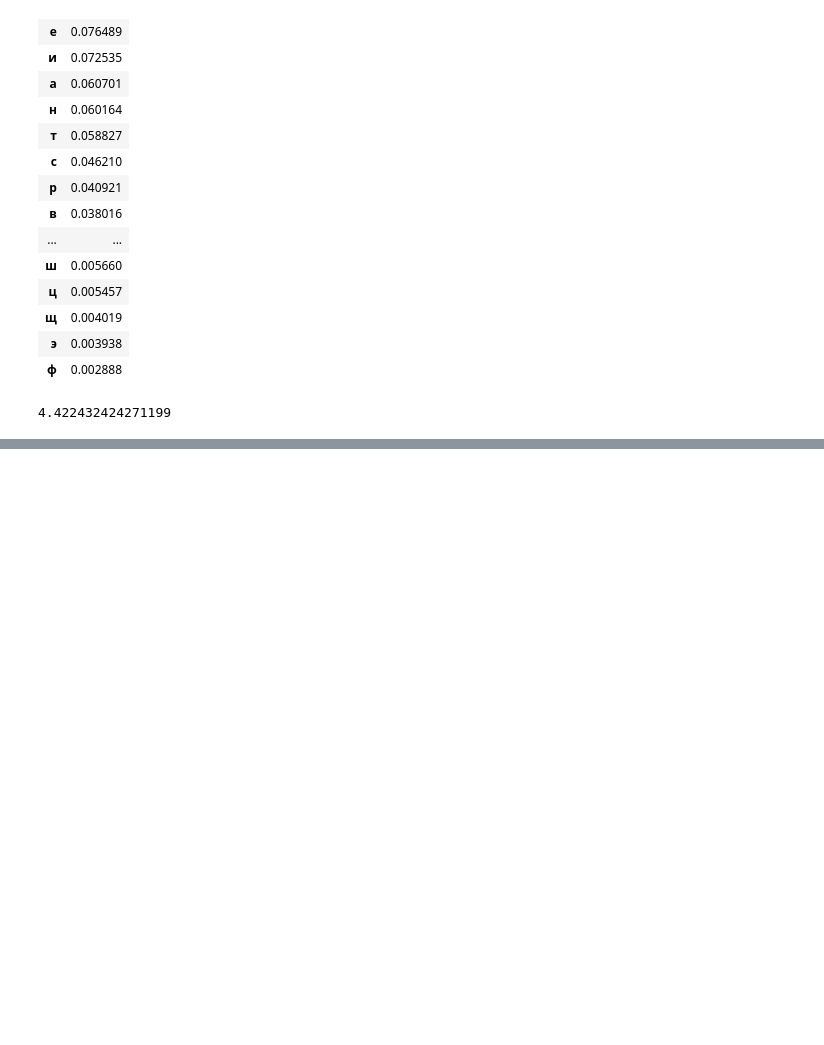
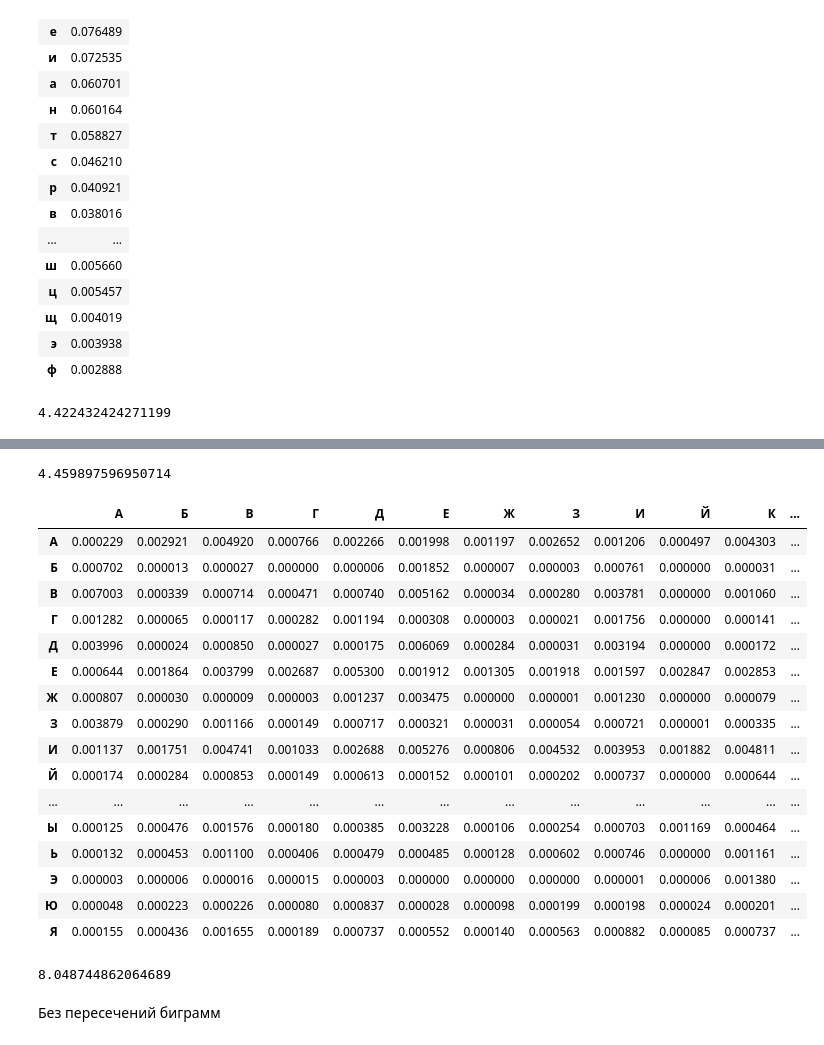
Before and after one commit to kseniiacode/fb-labs-2020, a Jupyter notebook: cp_1/zakhariash_fb-83_cp1.ipynb, the cells around one changed output, grey strips where cells are left out. Drawn from its saved outputs; the diff is of its cells as text; code cells hidden in the pictures; blank space fills up the shorter version.

```diff
--- a/cp_1/zakhariash_fb-83_cp1.ipynb
+++ b/cp_1/zakhariash_fb-83_cp1.ipynb
@@ -133,0 +212,10 @@ df_bi
+# %%
+def filtr2(data):
+    reg = re.compile('[^а-яА-ЯёЁ]')
+    data = reg.sub('', data)
+    data = data.lower()
+    data = data.replace('ъ', 'ь')
+    data = data.replace('ё', 'е')
+    return data
+# %%
+data2 = filtr2(data2)
@@ -133,0 +247,50 @@ df_bi
+# %%
+entropy2
+# %% [output]
+4.459897596950714
+# %%
+bi2 = np.zeros((31, 31))
+alf2 = ''
+alf2 = alf2.join([chr(i) for i in range(a, a+26)] + [chr(i) for i in range(a+27, a+32)])
+list_alf2 = list(alf2)
+def bi_freq2(data):
+    try:
+        for n in range(len(data) - 1):
+            if (ord(data[n]) > 1097) and (ord(data[n+1]) > 1097):
+                bi2[ord(data[n]) - 1073][ord(data[n+1]) - 1073] += 1
+            elif ord(data[n]) > 1097:
+                bi2[ord(data[n]) - 1073][ord(data[n+1]) - 1072] += 1
+            elif ord(data[n+1]) > 1097:
+                bi2[ord(data[n]) - 1072][ord(data[n+1]) - 1073] += 1
+            else:
+                bi2[ord(data[n]) - 1072][ord(data[n+1]) - 1072] += 1
+    except:
+        print('break')
+        print(n)
+    df2 = pd.DataFrame(bi2, index=list_alf2, columns=list_alf2)
+    size = (df2.sum()).sum()
+    df2 = df2.div(size)
+    return df2
+# %%
+df_bi2 = bi_freq2(data2)
+# %%
+pd.options.display.max_columns = None
+display(df_bi2)
+# %% [output]
+|  | А | Б | В | Г | Д | Е | Ж | З | И | Й | К | ... |
+| А | 0.000229 | 0.002921 | 0.004920 | 0.000766 | 0.002266 | 0.001998 | 0.001197 | 0.002652 | 0.001206 | 0.000497 | 0.004303 | ... |
+| Б | 0.000702 | 0.000013 | 0.000027 | 0.000000 | 0.000006 | 0.001852 | 0.000007 | 0.000003 | 0.000761 | 0.000000 | 0.000031 | ... |
+| В | 0.007003 | 0.000339 | 0.000714 | 0.000471 | 0.000740 | 0.005162 | 0.000034 | 0.000280 | 0.003781 | 0.000000 | 0.001060 | ... |
+| Г | 0.001282 | 0.000065 | 0.000117 | 0.000282 | 0.001194 | 0.000308 | 0.000003 | 0.000021 | 0.001756 | 0.000000 | 0.000141 | ... |
+| Д | 0.003996 | 0.000024 | 0.000850 | 0.000027 | 0.000175 | 0.006069 | 0.000284 | 0.000031 | 0.003194 | 0.000000 | 0.000172 | ... |
+| Е | 0.000644 | 0.001864 | 0.003799 | 0.002687 | 0.005300 | 0.001912 | 0.001305 | 0.001918 | 0.001597 | 0.002847 | 0.002853 | ... |
+| Ж | 0.000807 | 0.000030 | 0.000009 | 0.000003 | 0.001237 | 0.003475 | 0.000000 | 0.000001 | 0.001230 | 0.000000 | 0.000079 | ... |
+| З | 0.003879 | 0.000290 | 0.001166 | 0.000149 | 0.000717 | 0.000321 | 0.000031 | 0.000054 | 0.000721 | 0.000001 | 0.000335 | ... |
+| И | 0.001137 | 0.001751 | 0.004741 | 0.001033 | 0.002688 | 0.005276 | 0.000806 | 0.004532 | 0.003953 | 0.001882 | 0.004811 | ... |
+| Й | 0.000174 | 0.000284 | 0.000853 | 0.000149 | 0.000613 | 0.000152 | 0.000101 | 0.000202 | 0.000737 | 0.000000 | 0.000644 | ... |
+| ... | ... | ... | ... | ... | ... | ... | ... | ... | ... | ... | ... | ... |
+| Ы | 0.000125 | 0.000476 | 0.001576 | 0.000180 | 0.000385 | 0.003228 | 0.000106 | 0.000254 | 0.000703 | 0.001169 | 0.000464 | ... |
+| Ь | 0.000132 | 0.000453 | 0.001100 | 0.000406 | 0.000479 | 0.000485 | 0.000128 | 0.000602 | 0.000746 | 0.000000 | 0.001161 | ... |
+| Э | 0.000003 | 0.000006 | 0.000016 | 0.000015 | 0.000003 | 0.000000 | 0.000000 | 0.000000 | 0.000001 | 0.000006 | 0.001380 | ... |
+| Ю | 0.000048 | 0.000223 | 0.000226 | 0.000080 | 0.000837 | 0.000028 | 0.000098 | 0.000199 | 0.000198 | 0.000024 | 0.000201 | ... |
+| Я | 0.000155 | 0.000436 | 0.001655 | 0.000189 | 0.000737 | 0.000552 | 0.000140 | 0.000563 | 0.000882 | 0.000085 | 0.000737 | ... |
@@ -133,0 +299,6 @@ df_bi
+# %%
+entropy_bi2
+# %% [output]
+8.048744862064689
+# %% [markdown]
+Без пересечений биграмм
```
Also changed, not shown: parts of 26 cells of this notebook.
